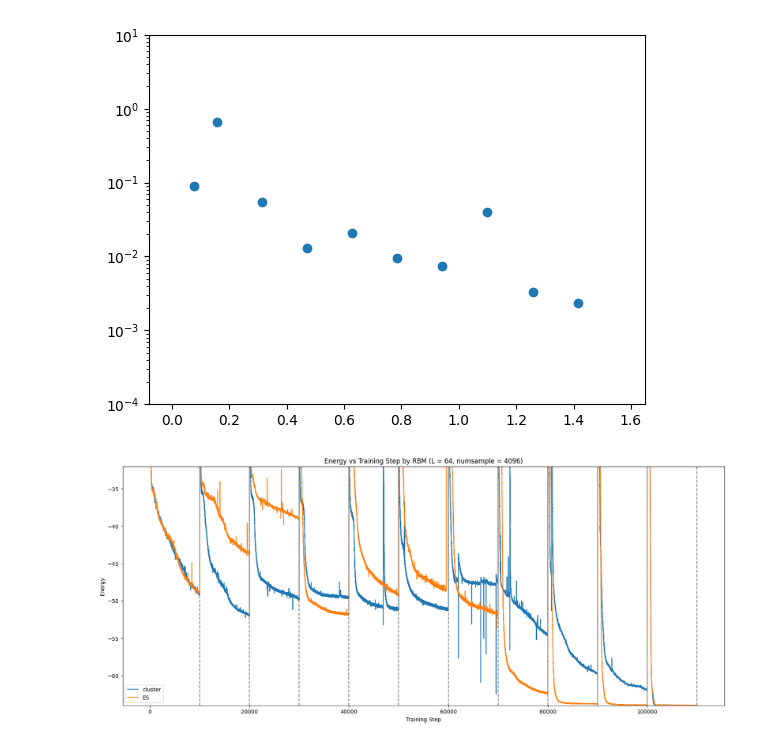
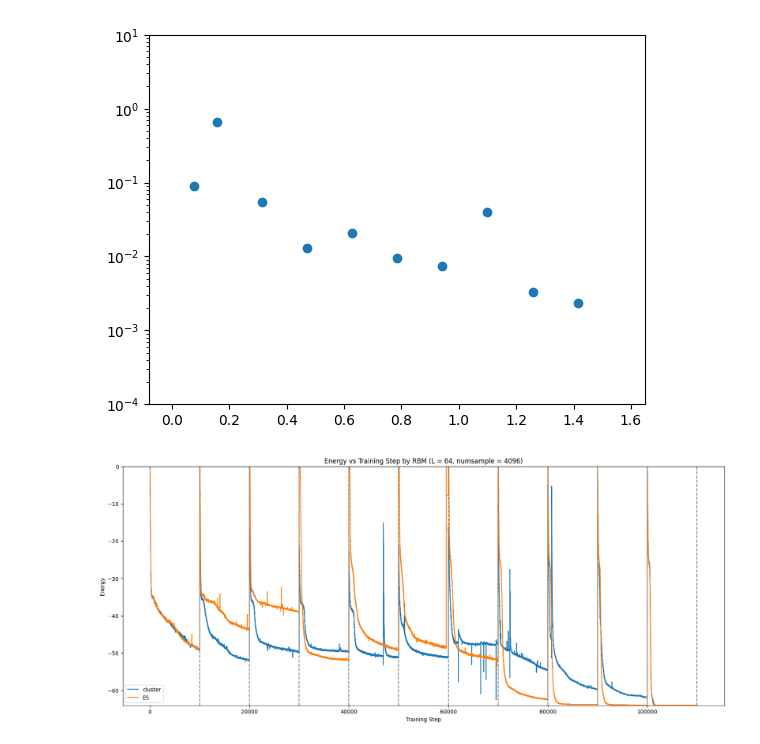
Before and after one commit to xiaotai-yang/NQS_cmi, a Jupyter notebook: plot.ipynb, the cells around one changed output. Saved outputs shown, nothing was run; the diff lists cells and outputs as text; code cells hidden in the pictures.

Commit message:
plot_update

```diff
--- a/plot.ipynb
+++ b/plot.ipynb
@@ -215,14 +211,14 @@ E_cluster = sum(E_cluster, [])
 # %%
 plt.figure(figsize=(20, 8))
 plt.plot(np.arange(np.array(E_cluster).ravel().shape[0]), np.flip(np.array(E_cluster).reshape(11, -1), 0).ravel(),  label="cluster")
 plt.plot(np.arange(np.array(E_es).ravel().shape[0]), np.array(E_es).ravel(),  label="ES")
-plt.ylim(-64, -32)
+plt.ylim(-64, 0)
 plt.ylabel("Energy")
 plt.xlabel("Training Step")
 plt.title("Energy vs Training Step by RBM (L = 64, numsample = 4096)")
 for i in range(11):
     plt.axvline(x=(i+1)*10000, color="gray", linestyle="--")
 plt.legend()
 plt.show()
 # %% [output]
-[figure, old version]
+[figure, new version]
```
Also changed, not shown: parts of 3 cells of this notebook, 48 other files.
